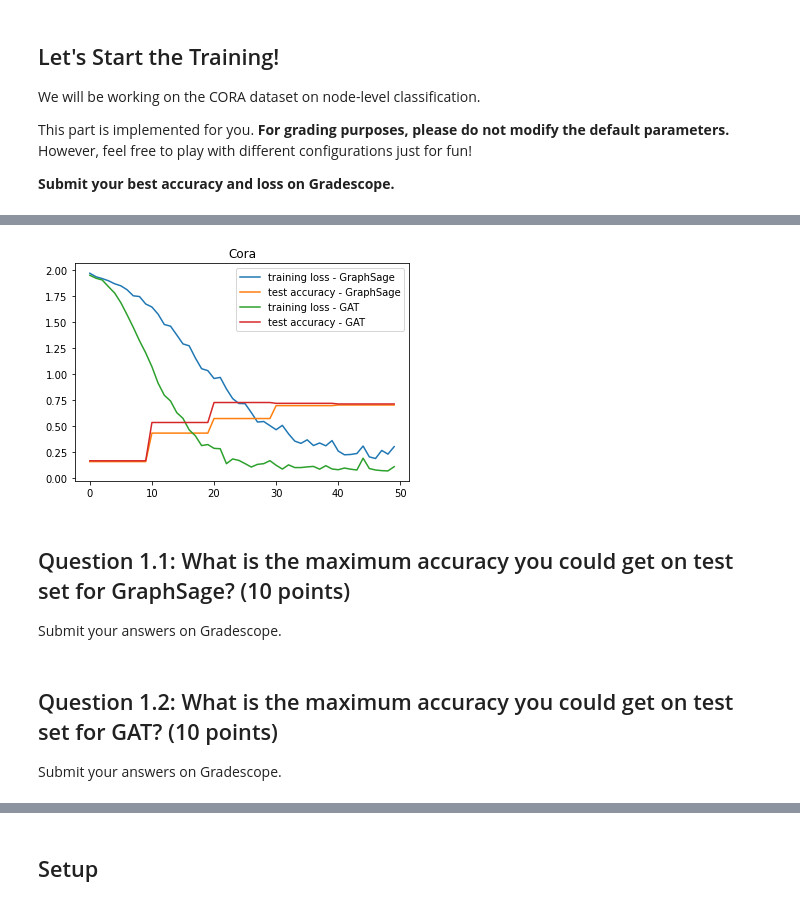
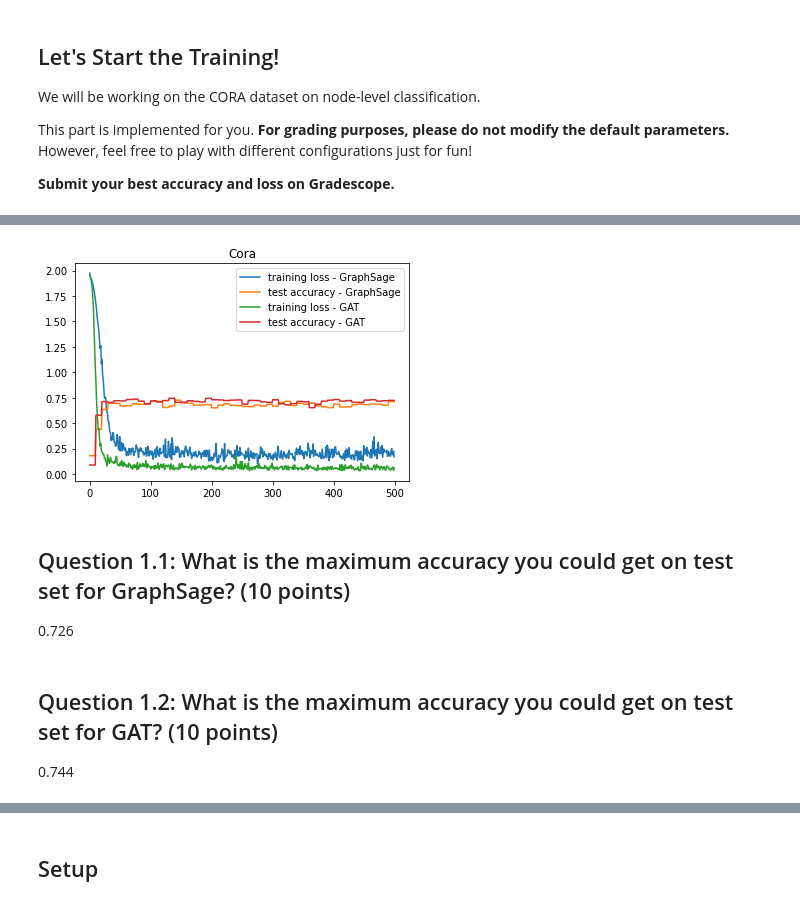
Before and after one commit to hybyun0121/gnn, a Jupyter notebook: cs224w/CS224W-Colab_3.ipynb, the cells around one changed output, grey strips where cells are left out. Drawn from its saved outputs; the diff is of its cells as text; code cells hidden in the pictures.

```diff
--- a/cs224w/CS224W-Colab_3.ipynb
+++ b/cs224w/CS224W-Colab_3.ipynb
@@ -667,8 +676,9 @@ def main():
     for args in [
         {'model_type': 'GraphSage', 'dataset': 'cora', 'num_layers': 2,
          'heads': 2, 'batch_size': 32, 'hidden_dim': 32, 'dropout': 0.5,
-         'epochs': 50, 'opt': 'adam', 'opt_scheduler': 'none',
-         'opt_restart': 0, 'weight_decay': 5e-3, 'lr': 0.01},
+         'epochs': 500, 'opt': 'adam', 'opt_scheduler': 'step',
+         'opt_restart': 0, 'weight_decay': 5e-3, 'lr': 0.01,
+         'opt_decay_step':100, 'opt_decay_rate':0.1},
     ]:
         args = objectview(args)
         for model in ['GraphSage', 'GAT']:
@@ -707 +717 @@ Minimum loss: 0.0726848840713501
-[figure, old version]
+[figure, new version]
@@ -720,11 +718,11 @@ model = GNNStack(dataset.num_node_features, args.hidden_dim,
 # %% [markdown]
 ## Question 1.1: What is the maximum accuracy you could get on test set for GraphSage? (10 points)
 
-Submit your answers on Gradescope.
+0.726
 # %% [markdown]
 ## Question 1.2: What is the maximum accuracy you could get on test set for GAT? (10 points)
 
-Submit your answers on Gradescope.
+0.744
 # %% [markdown]
 # 2 DeepSNAP Basics
 
```
Also changed, not shown: parts of 27 cells of this notebook.
